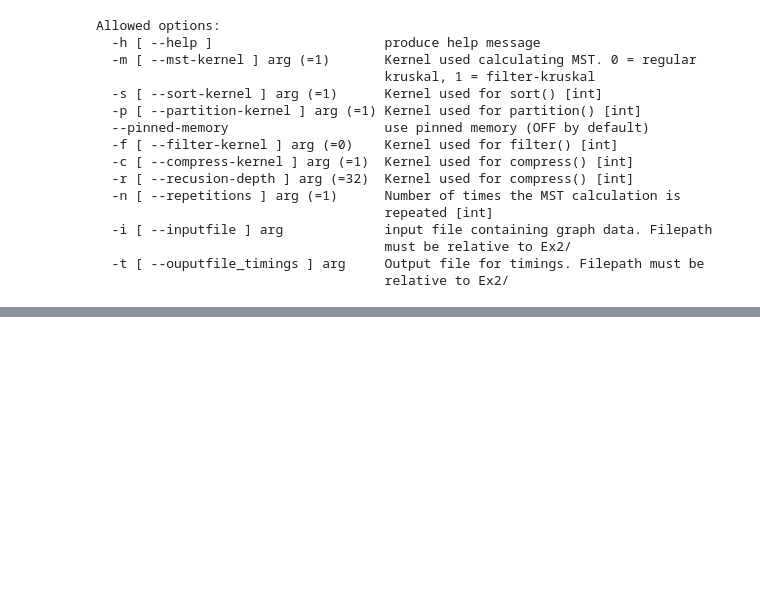
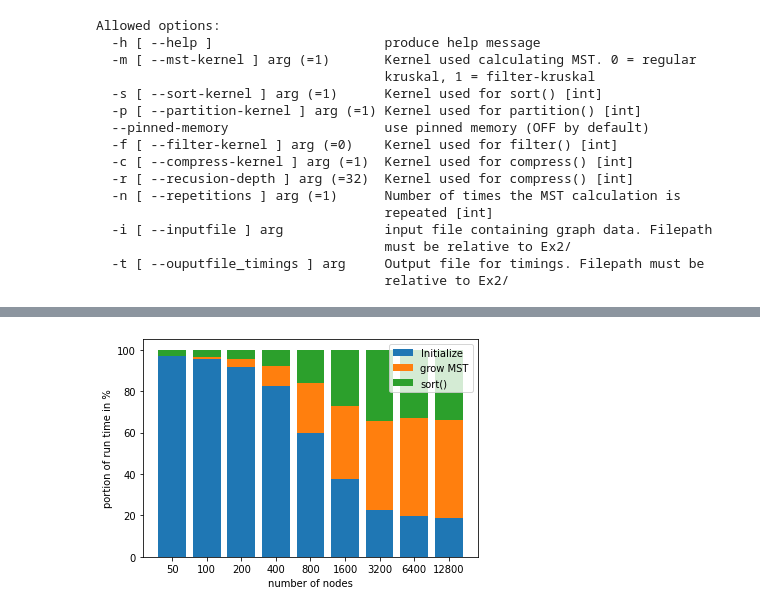
Before and after one commit to hitimr/GPU_ArchComp, a Jupyter notebook: Ex2/scripts/kruskal_benchmark.ipynb, the cells around one changed output, grey strips where cells are left out. Cells and saved outputs as stored; diff of their text form; code cells hidden in the pictures; blank space fills up the shorter version.

```diff
--- a/Ex2/scripts/kruskal_benchmark.ipynb
+++ b/Ex2/scripts/kruskal_benchmark.ipynb
@@ -225,0 +403,5 @@ plt.savefig(common.OUT_DIR / "lines1.png", dpi=200)
+# %%
+stacked_bars(regK_radix_runs_d50, regular_kruskal=True)
+#plt.savefig(common.OUT_DIR / "bars_regK_radix_d50.png", dpi=200)
+# %% [output]
+[figure, added]
```
Also changed, not shown: parts of 43 cells of this notebook.
